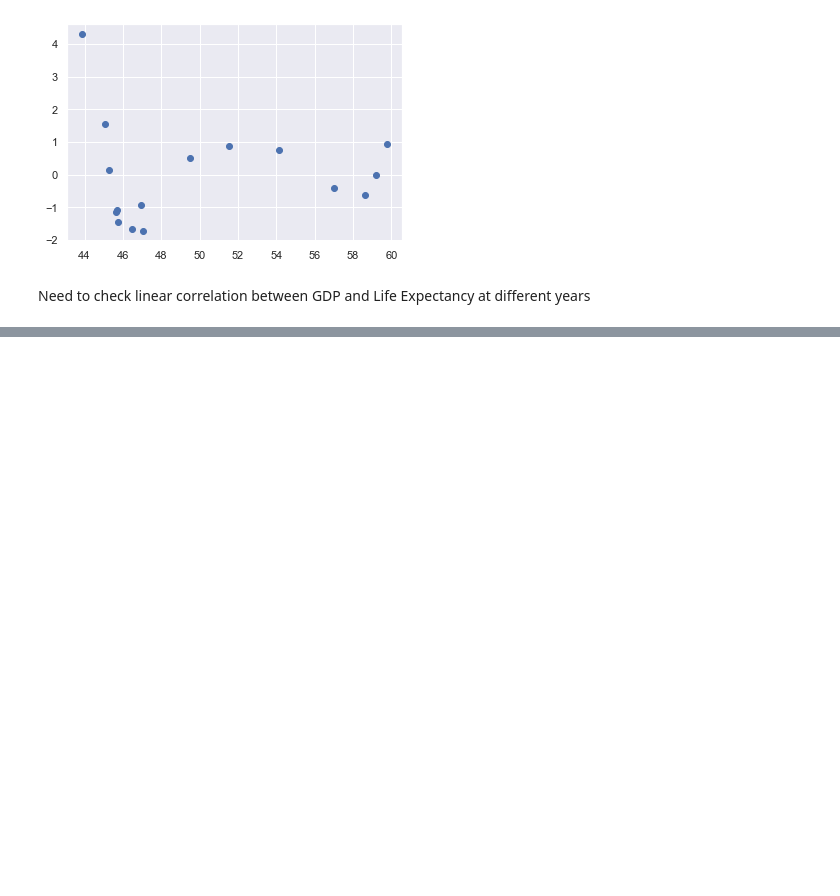
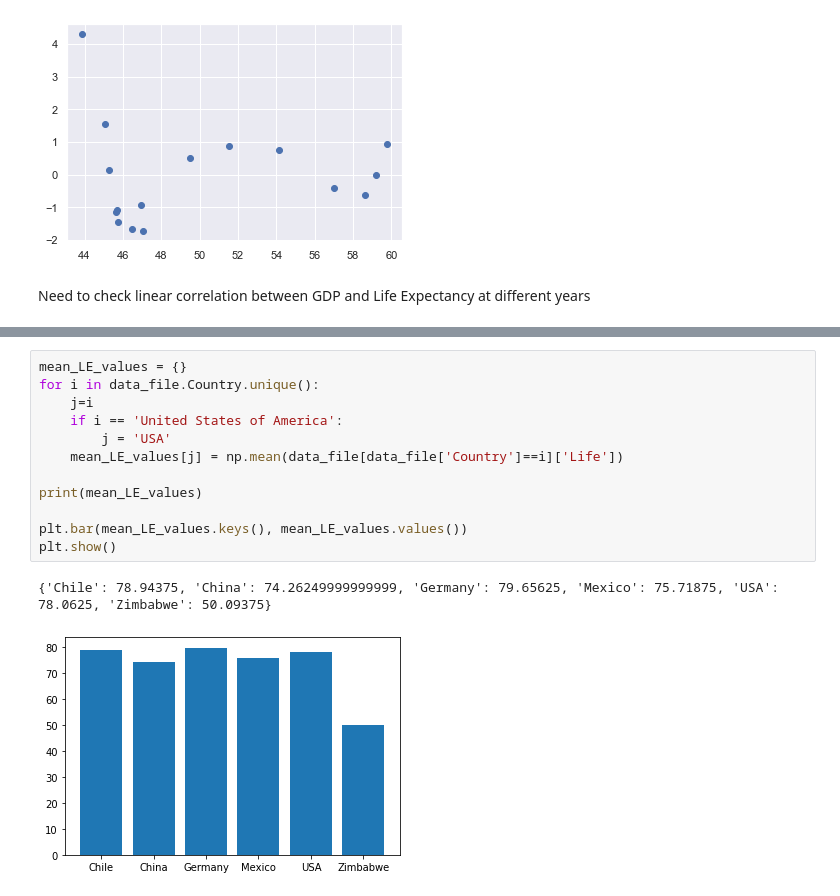
Before and after one commit to R0go/GDP_Life_Expectancy, a Jupyter notebook: life_expectancy_gdp.ipynb, the cells around one changed output, grey strips where cells are left out. Drawn from its saved outputs; the diff is of its cells as text; blank space fills up the shorter version.

```diff
--- a/life_expectancy_gdp.ipynb
+++ b/life_expectancy_gdp.ipynb
@@ -221,0 +267,15 @@ Need to check linear correlation between GDP and Life Expectancy at different ye
+# %%
+mean_LE_values = {}
+for i in data_file.Country.unique():
+    j=i
+    if i == 'United States of America':
+        j = 'USA'
+    mean_LE_values[j] = np.mean(data_file[data_file['Country']==i]['Life'])
+
+print(mean_LE_values)
+
+plt.bar(mean_LE_values.keys(), mean_LE_values.values())
+plt.show()
+# %% [output]
+{'Chile': 78.94375, 'China': 74.26249999999999, 'Germany': 79.65625, 'Mexico': 75.71875, 'USA': 78.0625, 'Zimbabwe': 50.09375}
+[figure, added]
```
Also changed, not shown: parts of 9 cells of this notebook.
